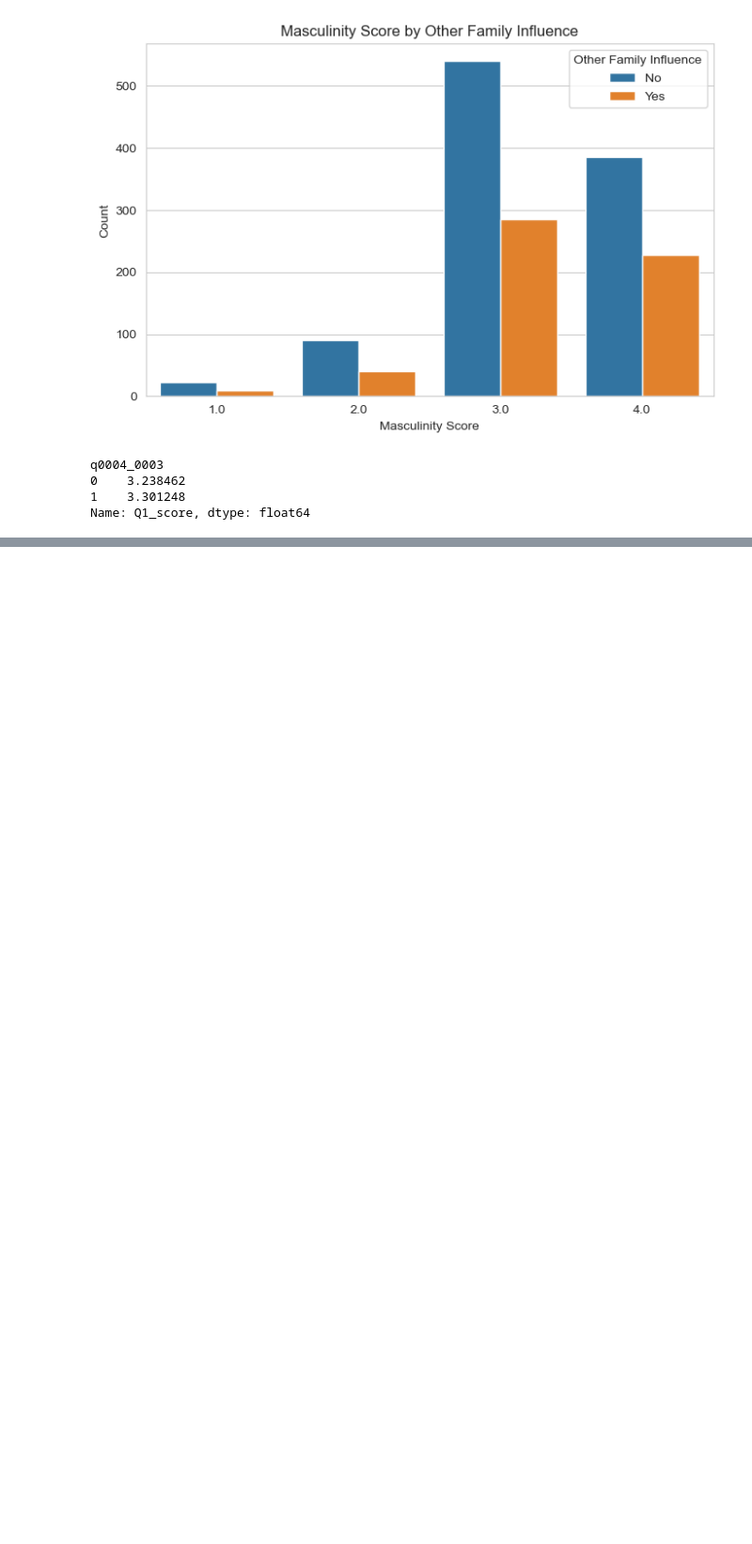
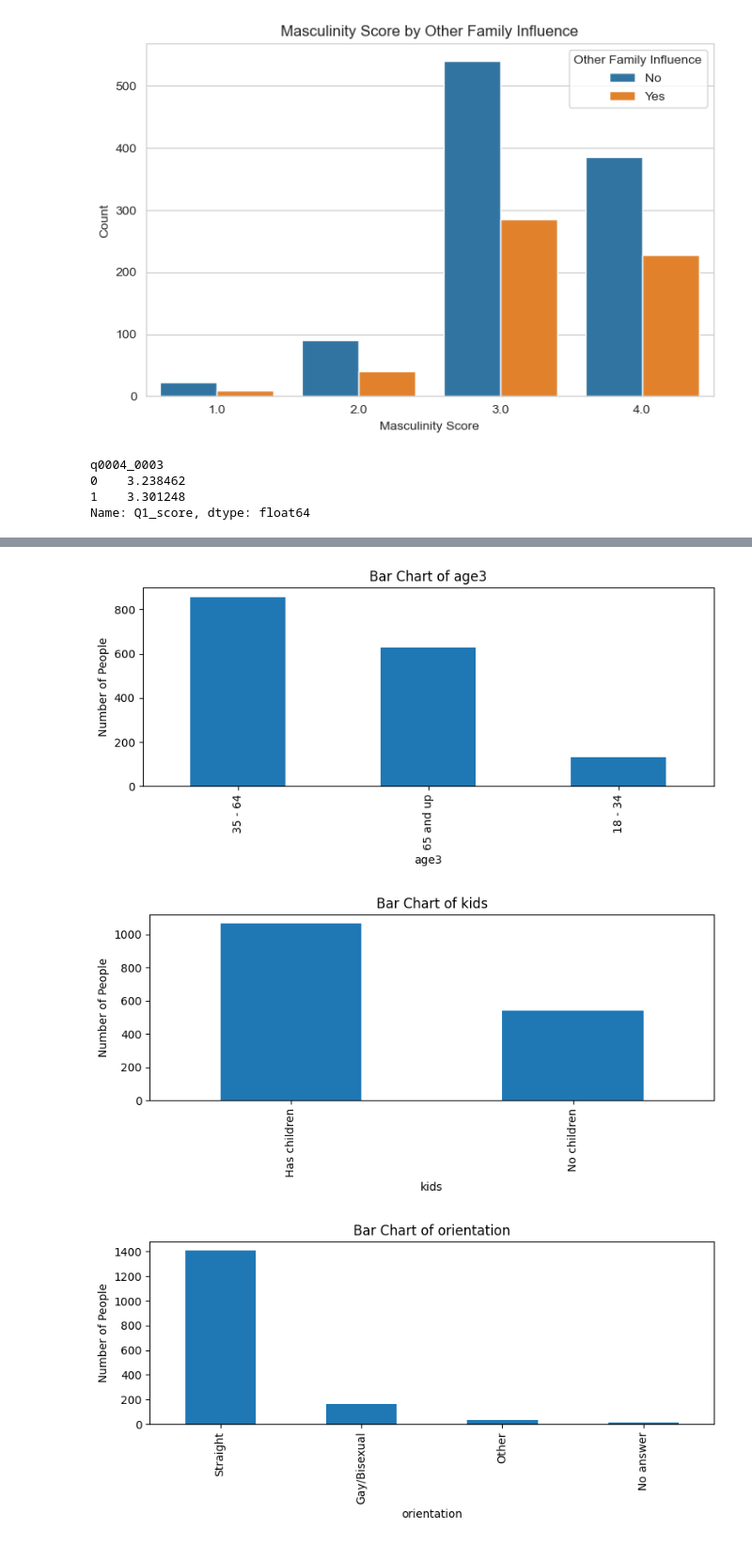
Before and after one commit to Hanif-K-Musaheb/DataScience2026_Final_Project, a Jupyter notebook: final_prj_datascience.ipynb, the cells around one changed output, grey strips where cells are left out. Shown at 94% size. Saved outputs shown, nothing was run; the diff lists cells and outputs as text; code cells hidden in the pictures; blank space fills up the shorter version.

```diff
--- a/final_prj_datascience.ipynb
+++ b/final_prj_datascience.ipynb
@@ -269,0 +281,17 @@ Name: Q1_score, dtype: float64
+# %%
+import chart
+
+
+masculinity_df = pd.read_csv('masculinity_survey.csv')
+demographics_df = masculinity_df[['age3', 'kids', 'orientation']]
+
+for column in demographics_df.columns:
+    temp_chart=chart.Chart('bar',demographics_df,column)
+    temp_chart.make_chart()
+
+
+temp_chart.make_chart()
+# %% [output]
+[figure, added]
+[figure, added]
+[figure, added]
```
Also changed, not shown: parts of 3 cells of this notebook, 4 other files.
